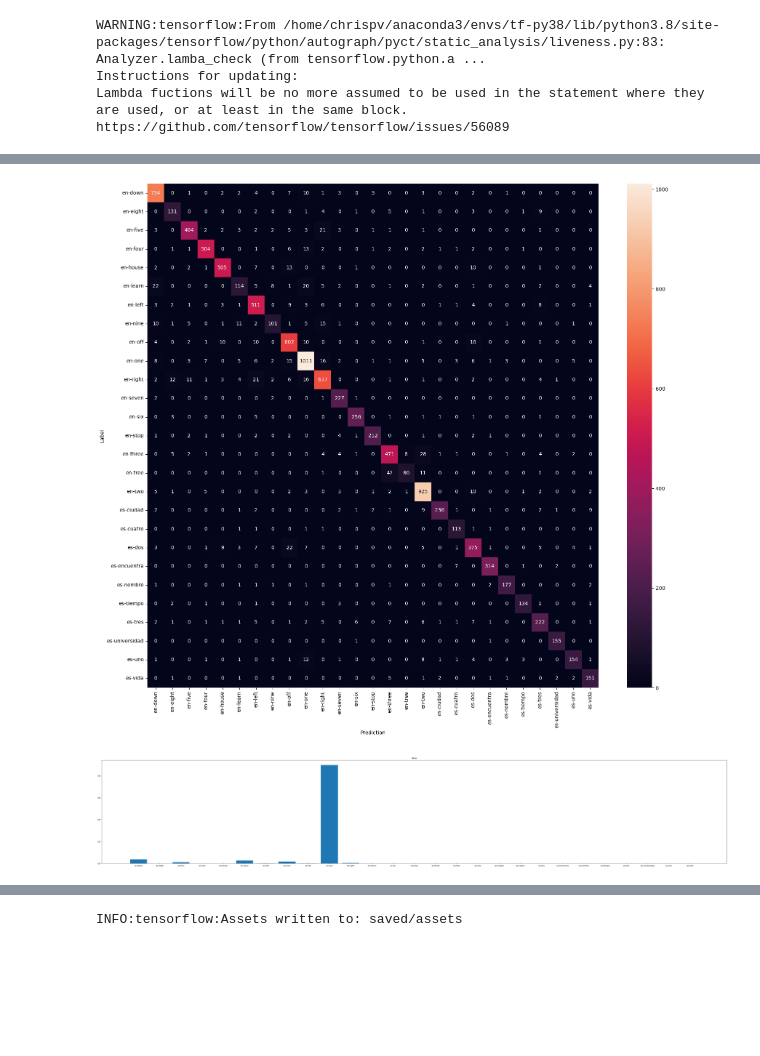
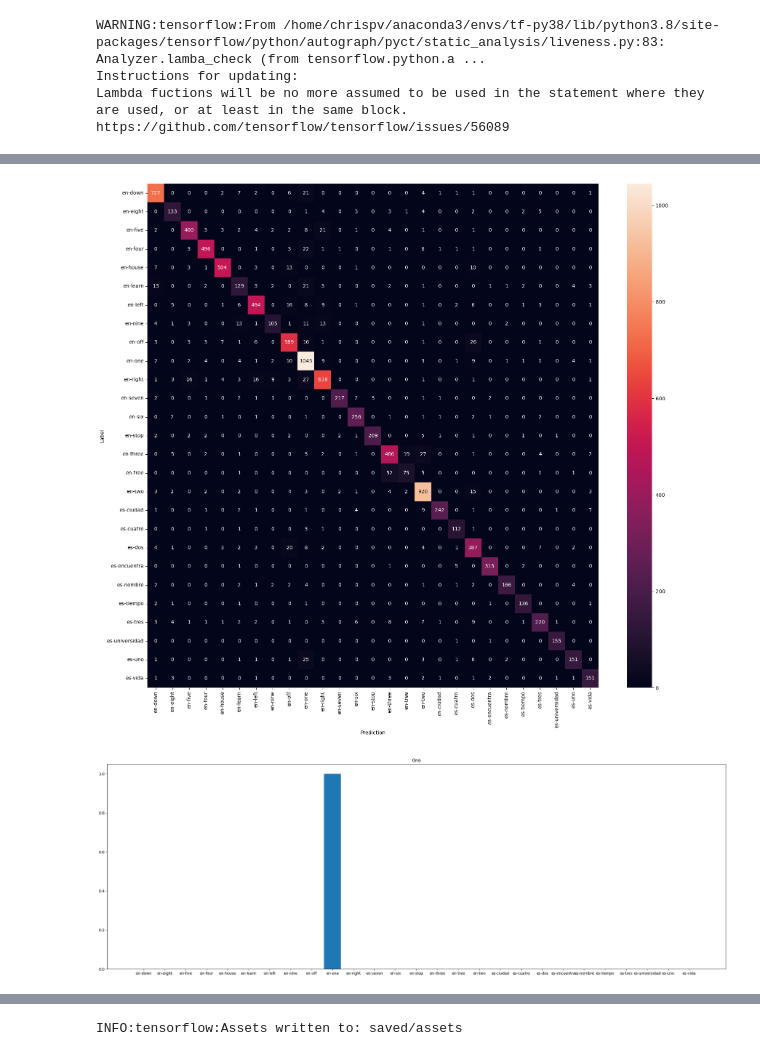
Before and after one commit to chrispvasquez/ML-Commands, a Jupyter notebook: Speech2TranslatedText.ipynb, the cells around one changed output, grey strips where cells are left out. Drawn from its saved outputs; the diff is of its cells as text; code cells hidden in the pictures; blank space fills up the shorter version.

Commit message:
Updated audo inference samples

```diff
--- a/Speech2TranslatedText.ipynb
+++ b/Speech2TranslatedText.ipynb
@@ -131,7 +131,7 @@ Words: ['en-down' 'en-eight' 'en-five' 'en-four' 'en-house' 'en-learn' 'en-left'
  'es-encuentra' 'es-nombre' 'es-tiempo' 'es-tres' 'es-universidad'
  'es-uno' 'es-vida']
 # %%
-sr = 20000
+sr = 16000
 #sr = 45000
 
 train_ds, val_ds = tf.keras.utils.audio_dataset_from_directory(
@@ -423,28 +422,28 @@ plt.xlabel('Prediction')
 plt.ylabel('Label')
 plt.show()
 # %% [output]
-[figure, old version]
+[figure, new version]
 # %%
-a, _ = trim_audio('data/inference_samples/wow_sample.wav')
-x = 'data/inference_samples/wow_trmd.wav'
+a, _ = trim_audio('inference_samples/one.wav')
+x = 'inference_samples/one_trmd.wav'
 sf.write(x, a, sr, format='wav')
 x = tf.io.read_file(str(x))
 x, sample_rate = tf.audio.decode_wav(x, desired_channels=1, desired_samples=sr)
 x = tf.squeeze(x, axis=-1)
 waveform = x
 x = get_features(x,sr)
 x = x[tf.newaxis,...]
 
 prediction = model(x)
-plt.figure(figsize=(60,10))
+plt.figure(figsize=(30,10))
 plt.bar(words, tf.nn.softmax(prediction[0]))
-plt.title('Wow')
+plt.title('One')
 plt.show()
 
 
-display.display(display.Audio(waveform, rate=sr))
+display.display(display.Audio(waveform, rate=20000))
 # %% [output]
-[figure, old version]
+[figure, new version]
 [interactive output not drawn]
 # %%
 # Save model in "./saved"
```
Also changed, not shown: parts of 14 cells of this notebook, 2 other files.
